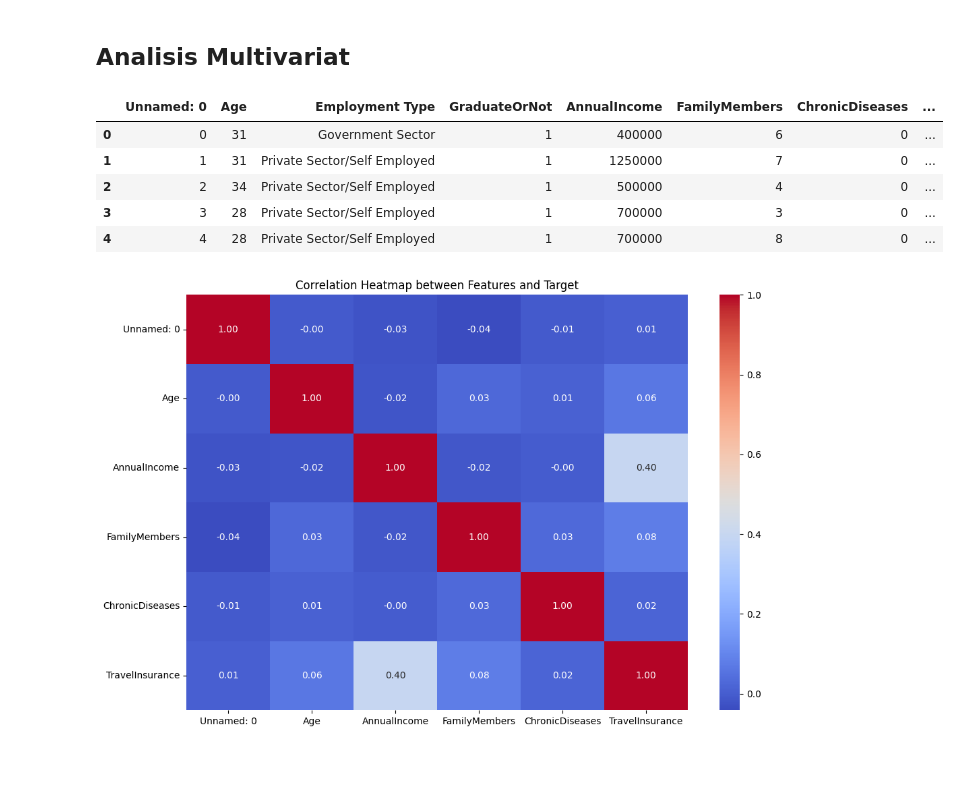
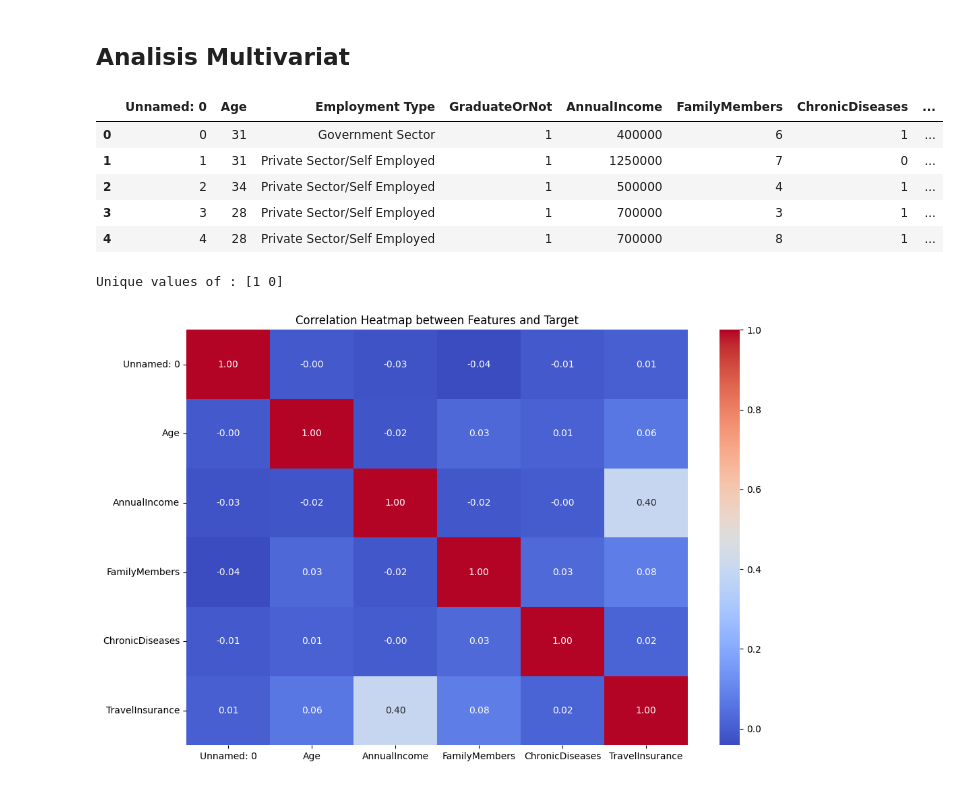
Before and after one commit to learnindya/Travel-Insurance-Customer-Segmentation, a Jupyter notebook: Stage_3__Hakuna_Matata_.ipynb, the cells around one changed output. Saved outputs shown, nothing was run; the diff lists cells and outputs as text; code cells hidden in the pictures.

```diff
--- a/Stage_3__Hakuna_Matata_.ipynb
+++ b/Stage_3__Hakuna_Matata_.ipynb
@@ -373,27 +382,29 @@ B. Fitur Kategorikal
 ## Analisis Multivariat
 # %%
 # Mengubah kolom boolean ke numerical
-df2 = df.copy()
 
 def convert_yesno_to_binary(x):
     if x == "Yes":
         return 1
     else:
         return 0
 
 df2['GraduateOrNot'] = df2['GraduateOrNot'].apply(convert_yesno_to_binary)
 df2['FrequentFlyer'] = df2['FrequentFlyer'].apply(convert_yesno_to_binary)
 df2['EverTravelledAbroad'] = df2['EverTravelledAbroad'].apply(convert_yesno_to_binary)
-df2['ChronicDiseases'] = df2['ChronicDiseases'].apply(convert_yesno_to_binary)
 
 df2.head()
 # %% [output]
 |  | Unnamed: 0 | Age | Employment Type | GraduateOrNot | AnnualIncome | FamilyMembers | ChronicDiseases | ... |
-| 0 | 0 | 31 | Government Sector | 1 | 400000 | 6 | 0 | ... |
+| 0 | 0 | 31 | Government Sector | 1 | 400000 | 6 | 1 | ... |
 | 1 | 1 | 31 | Private Sector/Self Employed | 1 | 1250000 | 7 | 0 | ... |
-| 2 | 2 | 34 | Private Sector/Self Employed | 1 | 500000 | 4 | 0 | ... |
-| 3 | 3 | 28 | Private Sector/Self Employed | 1 | 700000 | 3 | 0 | ... |
-| 4 | 4 | 28 | Private Sector/Self Employed | 1 | 700000 | 8 | 0 | ... |
+| 2 | 2 | 34 | Private Sector/Self Employed | 1 | 500000 | 4 | 1 | ... |
+| 3 | 3 | 28 | Private Sector/Self Employed | 1 | 700000 | 3 | 1 | ... |
+| 4 | 4 | 28 | Private Sector/Self Employed | 1 | 700000 | 8 | 1 | ... |
+# %%
+print(f"Unique values of : {df2['ChronicDiseases'].unique()}")
+# %% [output]
+Unique values of : [1 0]
 # %%
 # A. Korelasi antara masing-masing feature dan label
 plt.figure(figsize=(12, 8))
```
Also changed, not shown: parts of 31 cells of this notebook, 1 other file.
